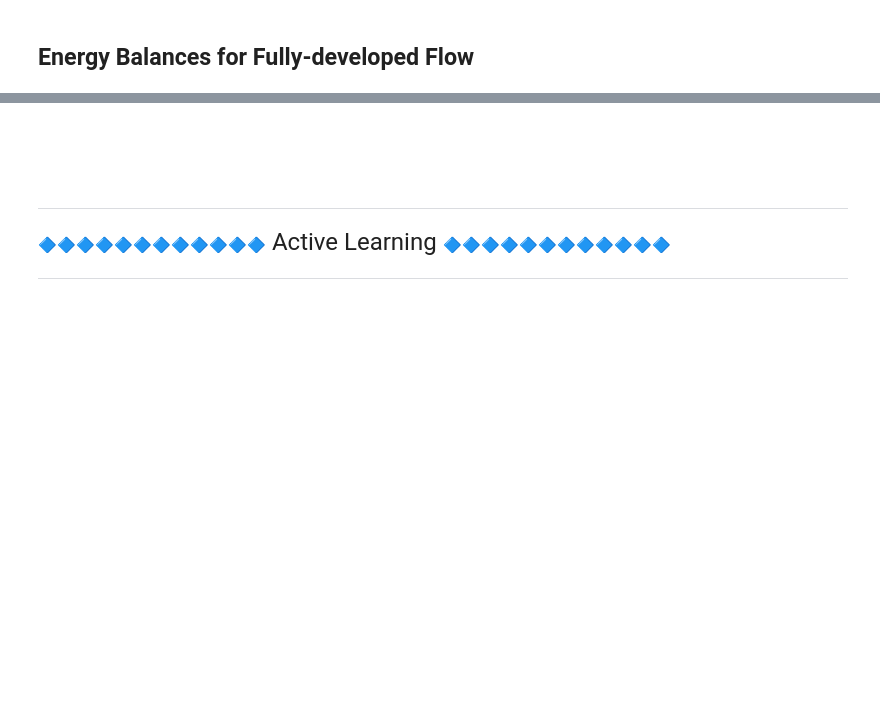
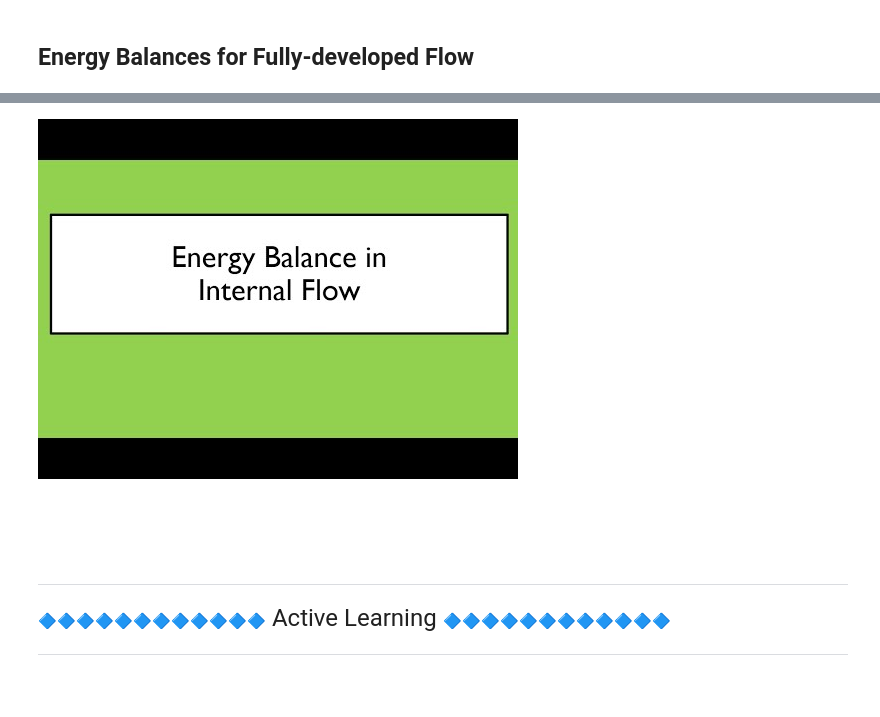
Before and after one commit to MAugspurger/Heat_Transfer_ENGR_321, a Jupyter notebook: 3_Convection_Scaling/3_3_Internal_flow.ipynb, the cells around one changed output, grey strips where cells are left out. Cells and saved outputs as stored; diff of their text form; code cells hidden in the pictures; blank space fills up the shorter version.

```diff
--- a/3_Convection_Scaling/3_3_Internal_flow.ipynb
+++ b/3_Convection_Scaling/3_3_Internal_flow.ipynb
@@ -91,6 +91,6 @@ def display_video(video_id, W=400, H=300, fs=1):
     #print(f'Video available at https://youtube.com/watch?v={video.id}')
     return
 
-video_id = ''
+video_id = 'i3MnXulQKIE'
 display_video(video_id, W=600, H=450)
 # %% [output]
@@ -98,3 +97,4 @@ display_video(video_id, W=600, H=450)
+[figure, added]
 # %% [markdown]
 <br><br><br>
 
```
Also changed, not shown: parts of 1 cell of this notebook.
